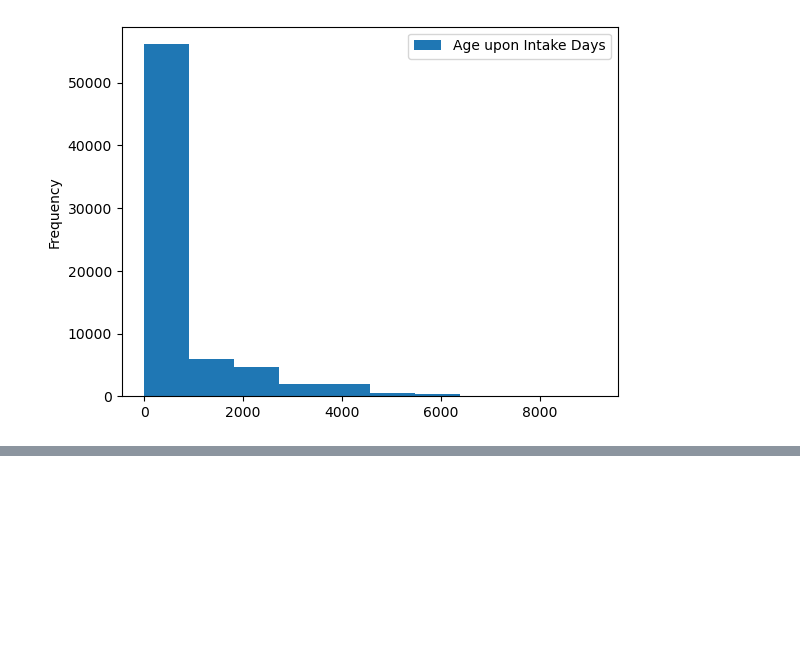
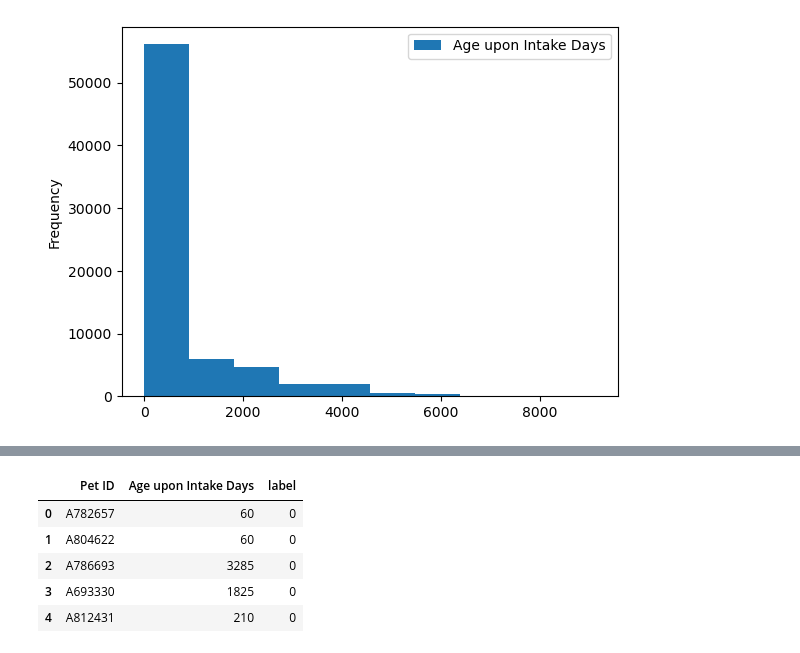
Before and after one commit to cinnabon911/MachineLearningUniversity, a Jupyter notebook: KNN.ipynb, the cells around one changed output, grey strips where cells are left out. Saved outputs shown, nothing was run; the diff lists cells and outputs as text; code cells hidden in the pictures; blank space fills up the shorter version.

```diff
--- a/KNN.ipynb
+++ b/KNN.ipynb
@@ -112,0 +204,3 @@ plt.show()
+# %%
+X_test = test_data[num]
+test_predictions = classifier.predict(X_test)
@@ -112,0 +215,10 @@ plt.show()
+# %%
+output = pd.concat([test_data[['Pet ID','Age upon Intake Days']], pd.DataFrame(test_predictions, columns = ['label'])], axis = 1)
+output.head()
+# %% [output]
+|  | Pet ID | Age upon Intake Days | label |
+| 0 | A782657 | 60 | 0 |
+| 1 | A804622 | 60 | 0 |
+| 2 | A786693 | 3285 | 0 |
+| 3 | A693330 | 1825 | 0 |
+| 4 | A812431 | 210 | 0 |
```
Also changed, not shown: parts of 21 cells of this notebook.
